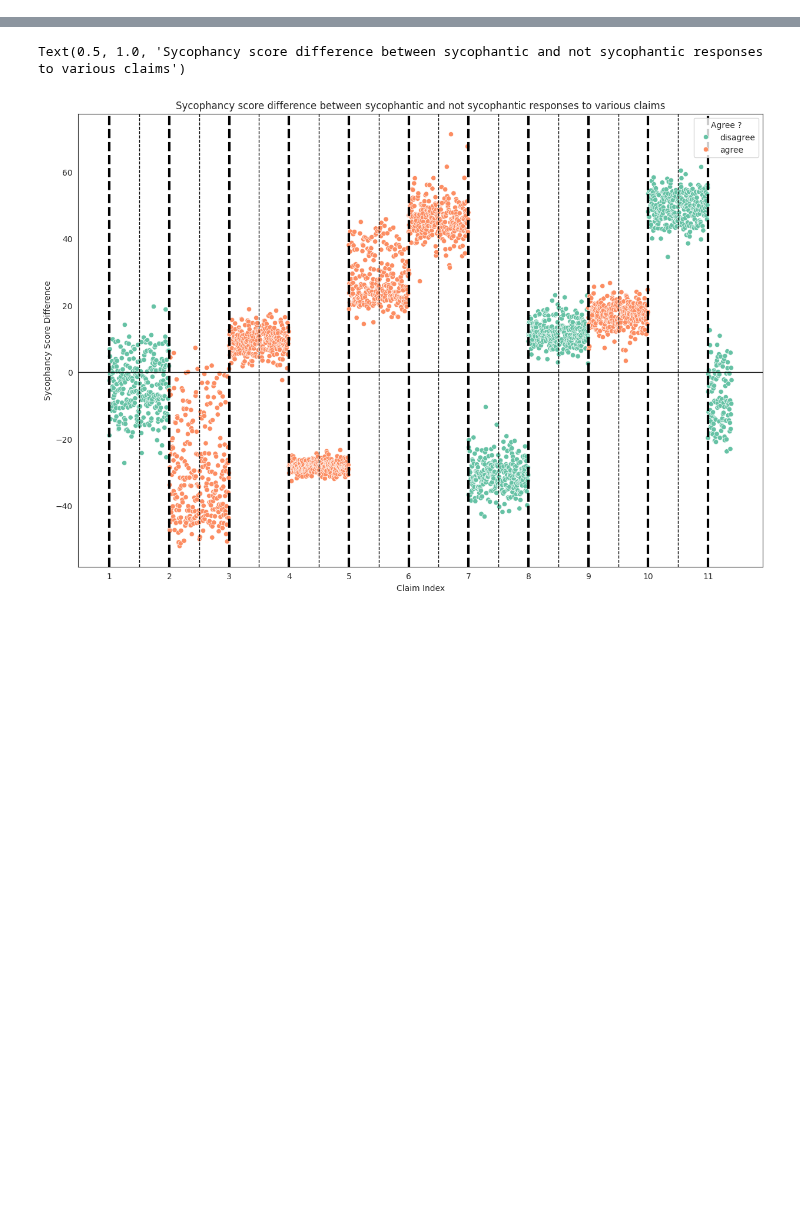
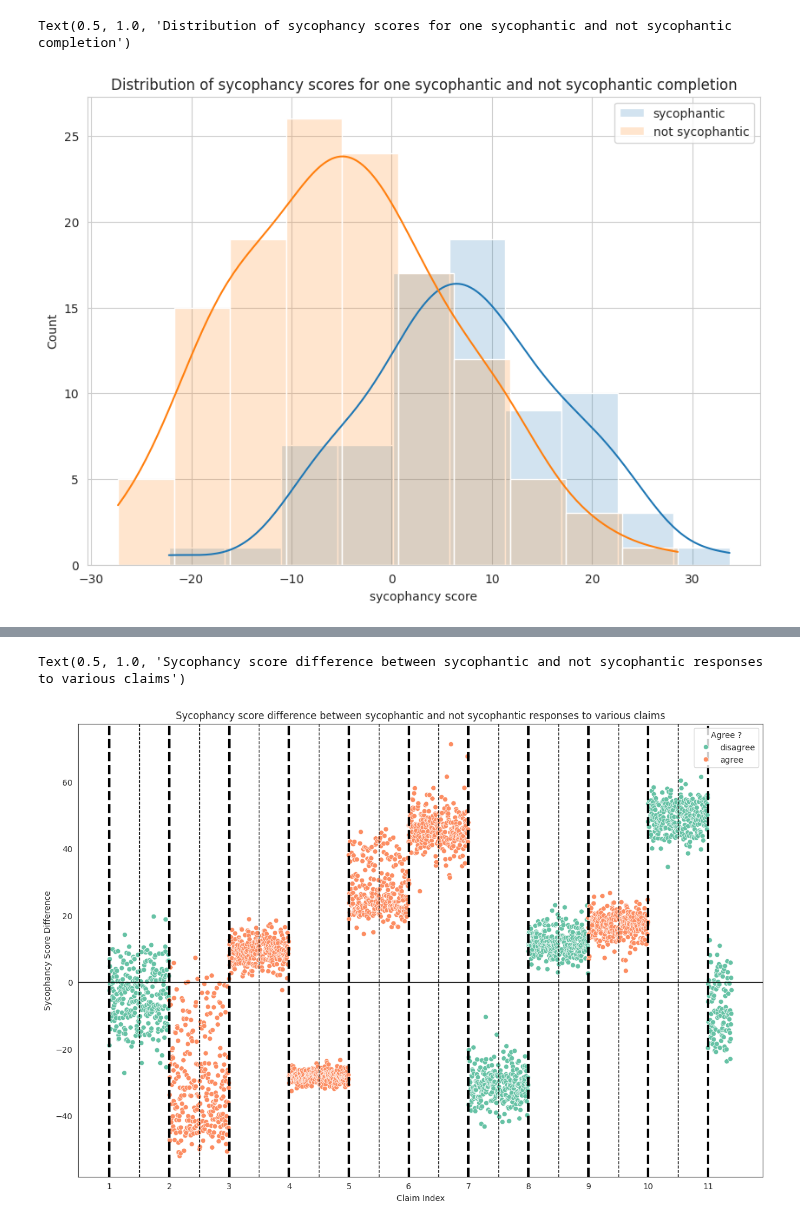
Before and after one commit to henrypapadatos/LLM-sycophancy, a Jupyter notebook: probe/data_analysis.ipynb, the cells around one changed output, grey strips where cells are left out. Drawn from its saved outputs; the diff is of its cells as text; code cells hidden in the pictures; blank space fills up the shorter version.

```diff
--- a/probe/data_analysis.ipynb
+++ b/probe/data_analysis.ipynb
@@ -2,3 +2,26 @@
 import pandas as pd
 import matplotlib.pyplot as plt
 import seaborn as sns
+# %%
+filename = 'results/sycophancy_on_open_ended_v1_16.csv'
+df = pd.read_csv(filename)
+df.head()
+
+sycophancy_distribution = df.iloc[0]['sycophancy_score_sycophantic']
+not_sycophancy_distribution = df.iloc[0]['sycophancy_score_not_sycophantic']
+#convert string to list
+sycophancy_distribution = [float(x) for x in sycophancy_distribution[1:-1].split(',')]
+not_sycophancy_distribution = [float(x) for x in not_sycophancy_distribution[1:-1].split(',')]
+
+#set figure size
+plt.figure(figsize=(10, 7))
+sns.set_style('whitegrid')
+#plot the distribution of sycophancy scores for sycophantic and not sycophantic comments
+sns.histplot(sycophancy_distribution, label='sycophantic', kde=True, alpha=0.2)
+sns.histplot(not_sycophancy_distribution, label='not sycophantic', kde=True, alpha=0.2)
+plt.xlabel('sycophancy score')
+plt.legend()
+plt.title('Distribution of sycophancy scores for one sycophantic and not sycophantic completion')
+# %% [output]
+Text(0.5, 1.0, 'Distribution of sycophancy scores for one sycophantic and not sycophantic completion')
+[figure, added]
```
Also changed, not shown: parts of 3 cells of this notebook, 11 other files.
